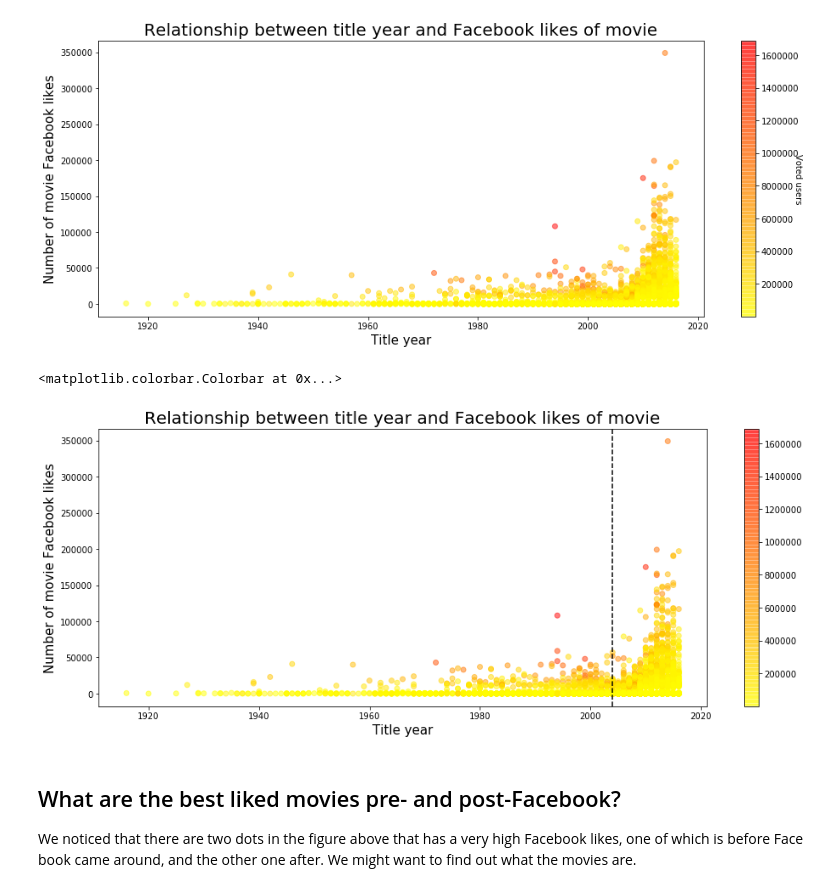
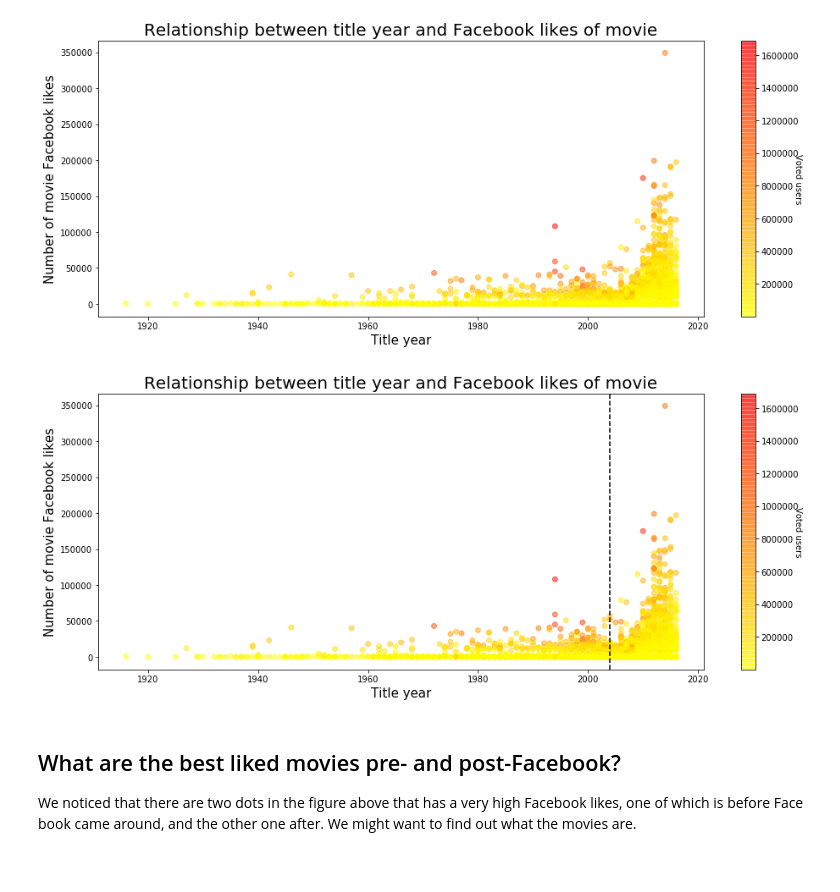
Before and after one commit to GWC-DCMB/CapstoneProject, a Jupyter notebook: 20171202-gwc_exampleProject_movieLikes.ipynb, the cells around one changed output. Drawn from its saved outputs; the diff is of its cells as text; code cells hidden in the pictures.

Commit message:
minor revision of the example capstone project, plot colorbar

```diff
--- a/20171202-gwc_exampleProject_movieLikes.ipynb
+++ b/20171202-gwc_exampleProject_movieLikes.ipynb
@@ -79,19 +79,18 @@ plt.colorbar(fig).set_label('Voted users', rotation = 270)
 # %%
 x = movieData.title_year
 y = movieData.movie_facebook_likes
 c = movieData.num_voted_users
 fig = plt.scatter(x, y, alpha = 0.5, c = c, cmap = "autumn_r")
 
 # adding a vertical line for year 2004
 plt.axvline(x = 2004, color = 'k', linestyle = '--')
 
 plt.xlabel("Title year", fontsize = 15)
 plt.ylabel("Number of movie Facebook likes", fontsize = 15)
 plt.title("Relationship between title year and Facebook likes of movie", fontsize = 20)
-plt.colorbar(fig)
+plt.colorbar(fig).set_label('Voted users', rotation = 270)
 # %% [output]
-<matplotlib.colorbar.Colorbar at 0x...>
-[figure, old version]
+[figure, new version]
 # %% [markdown]
 ## What are the best liked movies pre- and post-Facebook?
 
```
